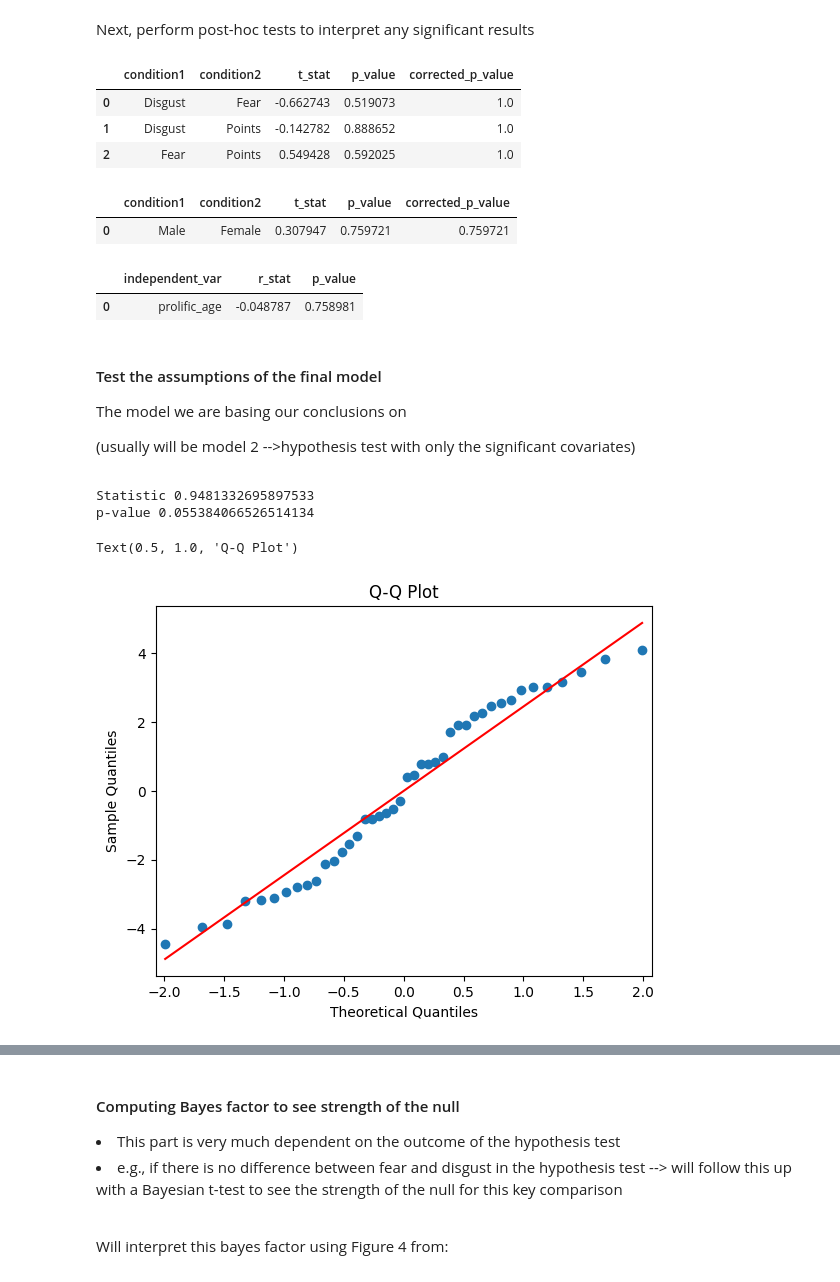
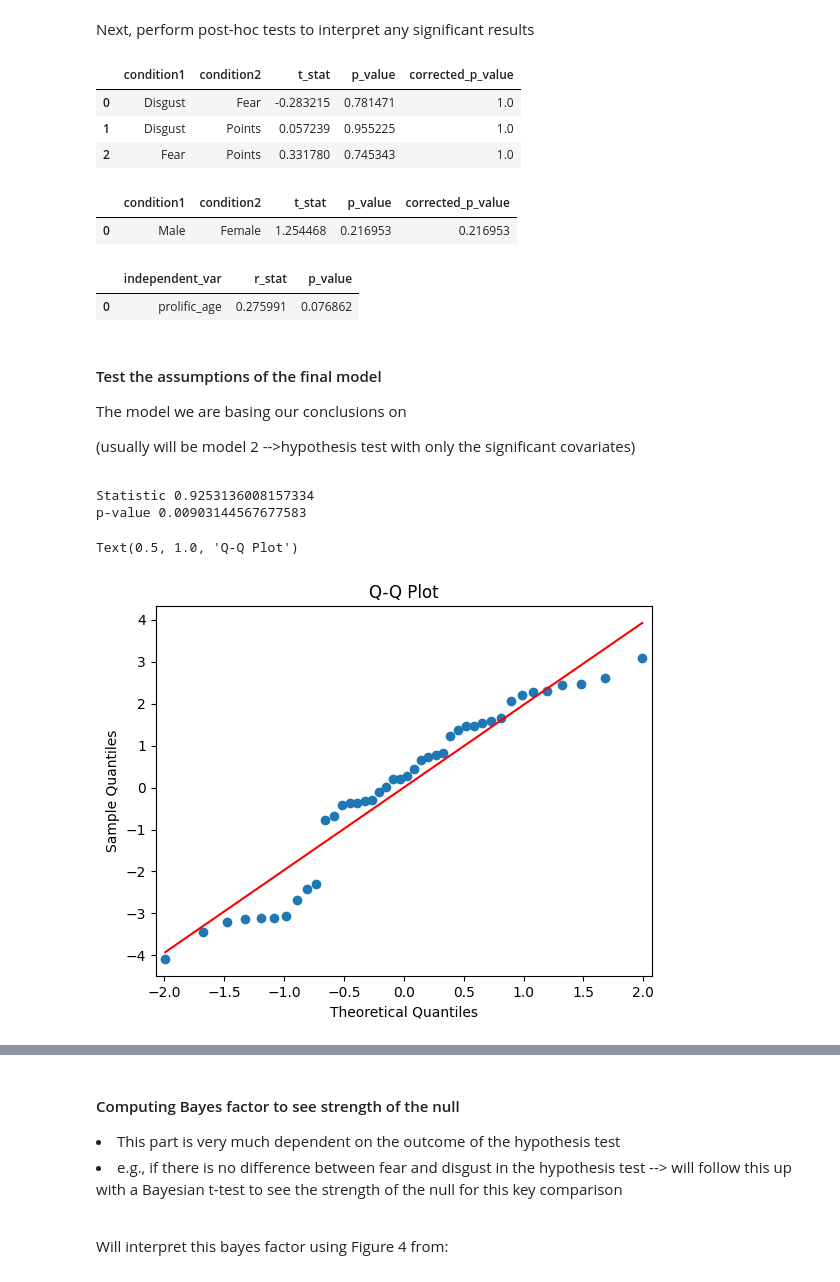
Before and after one commit to emilybagley/disgust_reversal_learning-RR, a Jupyter notebook: 2_task_modelagnostic_analysis_nooutliers.ipynb, the cells around one changed output, grey strips where cells are left out. Drawn from its saved outputs; the diff is of its cells as text; code cells hidden in the pictures.

```diff
--- a/2_task_modelagnostic_analysis_nooutliers.ipynb
+++ b/2_task_modelagnostic_analysis_nooutliers.ipynb
@@ -45,5 +51,5 @@ pd.options.mode.copy_on_write = True
 # %%
-task_summary=pd.read_csv('csvs/task_summary_dummy.csv')
+task_summary=pd.read_csv('csvs/dummy_dem_vids_task.csv')
 #df.drop(['Unnamed: 0', 'index'], axis="columns", inplace=True)
 # %% [markdown]
 <h3><b>Exclude outliers from the dataframe</b></h3>
@@ -109,8 +98,0 @@ If covariates (age, sex, working memory) are not significant, remove them from t
-# %%
-#e.g., if only working memory and sex have significant effects, remove age as a covariate
-data=task_summary.reset_index()
-data=data.replace(['Disgust', 'Fear', 'Points'], [1.0,2.0,3.0])
-formula = 'mean_perseverative_er ~ block_type+prolific_sex+digit_span'
-md=smf.mixedlm(formula, data, groups=data['participant_no'], missing='drop')
-results2 = md.fit()
-print(results2.summary())
@@ -137,7 +98,0 @@ Will (regardless of outcome) also report on the model without covariates - for c
-# %%
-data=task_summary.reset_index()
-data=data.replace(['Disgust', 'Fear', 'Points'], [1.0,2.0,3.0])
-formula = 'mean_perseverative_er ~ block_type'
-md=smf.mixedlm(formula, data, groups=data['participant_no'], missing='drop')
-results3 = md.fit()
-print(results3.summary())
@@ -159,0 +128,22 @@ Group Var      0.000       0.414
+# %%
+##test which covariates to add -- Using the random effects which were best above (basic model in this case)
+no_covariate=smf.mixedlm(formula, data, groups=data['participant_no'], missing='drop').fit(reml=False)
+sex_covariate=smf.mixedlm(formula+str('+prolific_sex'), data, groups=data['participant_no'], missing='drop').fit(reml=False)
+age_covariate=smf.mixedlm(formula+str('+prolific_age'), data, groups=data['participant_no'], missing='drop').fit(reml=False)
+digit_span_covariate=smf.mixedlm(formula+str('+digit_span'), data, groups=data['participant_no'], missing='drop').fit(reml=False)
+sex_age_covariate=smf.mixedlm(formula+str('+prolific_sex+prolific_age'), data, groups=data['participant_no'], missing='drop').fit(reml=False)
+sex_digit_span_covariate=smf.mixedlm(formula+str('+prolific_sex+digit_span'), data, groups=data['participant_no'], missing='drop').fit(reml=False)
+digit_span_age_covariate=smf.mixedlm(formula+str('+digit_span+prolific_age'), data, groups=data['participant_no'], missing='drop').fit(reml=False)
+sex_age_digit_span_covariate=smf.mixedlm(formula+str('+prolific_sex+prolific_age+digit_span'), data, groups=data['participant_no'], missing='drop').fit(reml=False)
+
+bic=pd.DataFrame({'no_covariate': [no_covariate.bic],
+                    'sex_covariate': [sex_covariate.bic],
+                    'age_covariate': [age_covariate.bic],
+                    'digit_span_covariate': [digit_span_covariate.bic],
+                    'sex_age_covariate': [sex_age_covariate.bic],
+                    'sex_digit_span_covariate': [sex_digit_span_covariate.bic],
+                    'digit_span_age_covariate': [digit_span_age_covariate.bic],
+                    'sex_age_digit_span_covariate': [sex_age_digit_span_covariate.bic]})
+sns.barplot(bic)
+plt.xticks(rotation=45)
+print(bic) ##in this case, nocovariate is the best
@@ -196,49 +210,49 @@ def post_hoc_stats(df, independent_var, dependent_var):
 post_hoc_stats(task_summary, 'block_type', 'mean_perseverative_er')
 # %% [output]
 |  | condition1 | condition2 | t_stat | p_value | corrected_p_value |
-| 0 | Disgust | Fear | -0.662743 | 0.519073 | 1.0 |
-| 1 | Disgust | Points | -0.142782 | 0.888652 | 1.0 |
-| 2 | Fear | Points | 0.549428 | 0.592025 | 1.0 |
+| 0 | Disgust | Fear | -0.283215 | 0.781471 | 1.0 |
+| 1 | Disgust | Points | 0.057239 | 0.955225 | 1.0 |
+| 2 | Fear | Points | 0.331780 | 0.745343 | 1.0 |
 # %%
 #a significant effect of sex
 post_hoc_stats(task_summary, 'prolific_sex', 'mean_perseverative_er')
 # %% [output]
 |  | condition1 | condition2 | t_stat | p_value | corrected_p_value |
-| 0 | Male | Female | 0.307947 | 0.759721 | 0.759721 |
+| 0 | Male | Female | 1.254468 | 0.216953 | 0.216953 |
 # %%
 #or of age --> a continuous variable so use correlation analysis not a t-test
 post_hoc_stats(task_summary, 'prolific_age', 'mean_perseverative_er')
 # %% [output]
 |  | independent_var | r_stat | p_value |
-| 0 | prolific_age | -0.048787 | 0.758981 |
+| 0 | prolific_age | 0.275991 | 0.076862 |
 # %% [markdown]
 <h4>Test the assumptions of the final model</h4>
 <p>The model we are basing our conclusions on
 <p>(usually will be model 2 -->hypothesis test with only the significant covariates)
 # %%
 #chose the model we are testing
-results=results2
+results=no_covariate
 
 #shapiro-Wilk test of normality of residuals
 labels = ["Statistic", "p-value"]
 norm_res = stats.shapiro(results.resid)
 
 for key, val in dict(zip(labels, norm_res)).items():
     print(key, val)
     ##if test is significant then the assumption is violated
 
 ## Q-Q PLot
 fig = plt.figure()
 ax = fig.add_subplot(111)
 
 sm.qqplot(results.resid, dist = stats.norm, line = 's', ax = ax)
 
 ax.set_title("Q-Q Plot")
 # %% [output]
-Statistic 0.9481332695897533
-p-value 0.055384066526514134
+Statistic 0.9253136008157334
+p-value 0.00903144567677583
 Text(0.5, 1.0, 'Q-Q Plot')
-[figure, old version]
+[figure, new version]
 # %%
 ##homoskedasticity of variance
 #White Lagrange Multiplier Test for Heteroscedasticity
```
Also changed, not shown: parts of 71 cells of this notebook, 2 other files.
